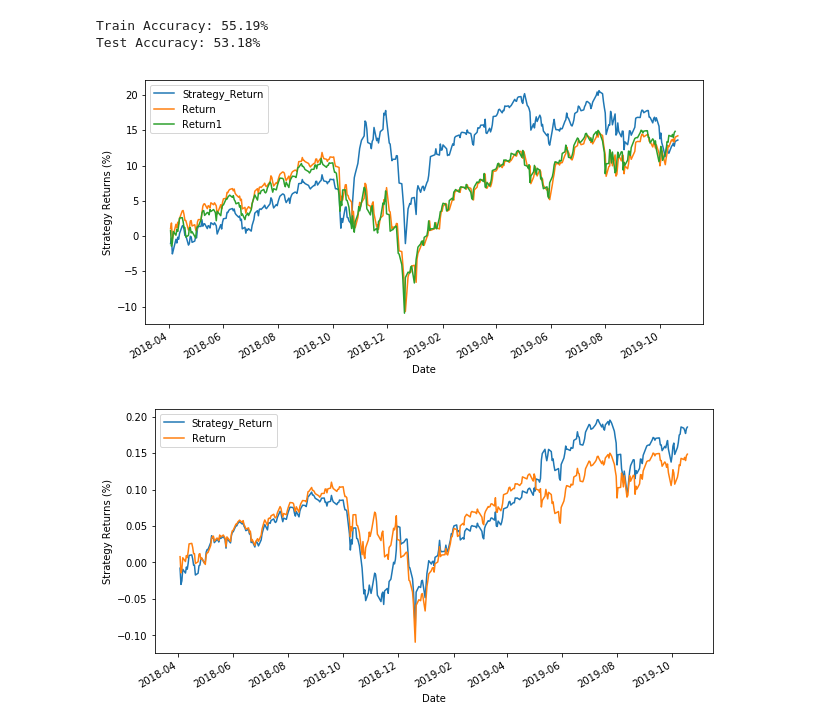
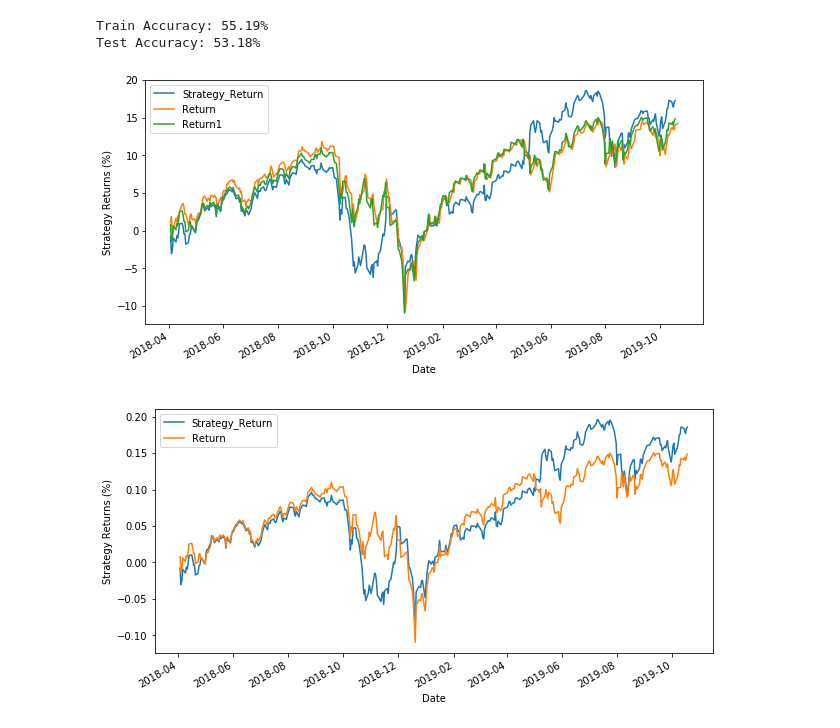
Before and after one commit to ferlucio2019/ejemplo2, a Jupyter notebook: primer_modelo.ipynb, the cells around one changed output. Drawn from its saved outputs; the diff is of its cells as text; code cells hidden in the pictures.

```diff
--- a/primer_modelo.ipynb
+++ b/primer_modelo.ipynb
@@ -146,20 +146,20 @@ Test Accuracy: 53.18%
 # %%
 #Realiamos la predicción
     Df['Predicted_Signal'] = cls.predict(X)
 
     # Calculate log returns
     Df['Return'] = np.log(Df.Close.shift(-1) / Df.Close)*100
     Df['Return1'] = Df.Close.pct_change().shift(-2)*100
 
-    Df['Strategy_Return'] = Df.Return * Df.Predicted_Signal
+    Df['Strategy_Return'] = Df.Return.shift(-1) * Df.Predicted_Signal
     Df.Strategy_Return.iloc[split:].cumsum().plot(figsize=(10,5))
     Df.Return.iloc[split:].cumsum().plot(figsize=(10,5))
     Df.Return1.iloc[split:].cumsum().plot(figsize=(10,5))
     plt.legend(loc='upper left')
     plt.ylabel("Strategy Returns (%)")
     plt.show()
 # %% [output]
-[figure, old version]
+[figure, new version]
 # %%
 # Calculate log returns
     Df['Return'] = Df.Close.pct_change().shift(-2)
```
Also changed, not shown: parts of 1 cell of this notebook.
